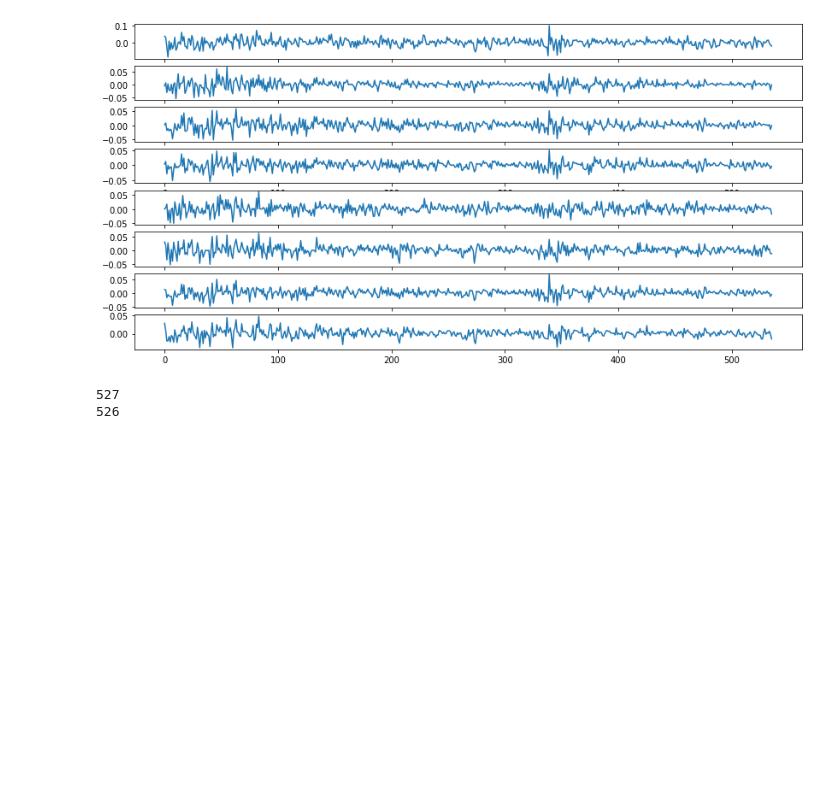
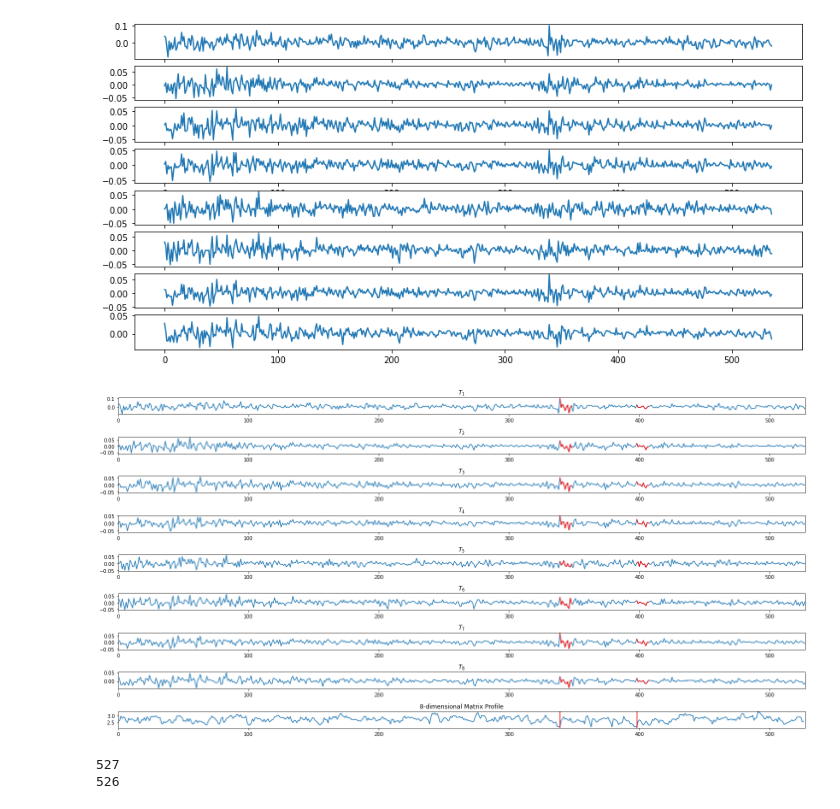
Before and after one commit to adriencances/TimeSeriesProject, a Jupyter notebook: mstamp/Untitled.ipynb, the cells around one changed output. Cells and saved outputs as stored; diff of their text form; code cells hidden in the pictures; blank space fills up the shorter version.

Commit message:
add test representation of mat profil

```diff
--- a/mstamp/Untitled.ipynb
+++ b/mstamp/Untitled.ipynb
@@ -31,6 +31,33 @@ for i in range(8):
 plt.show()
 # %% [output]
 [figure]
+# %%
+def plot_motifs(matrix_profile, data, sub_len, dimensionality=None):
+    motif_at = matrix_profile[dimensionality - 1, :].argsort()[:2]
+
+    plt.figure(figsize=(20, 10))
+    for i in range(data.shape[1]):
+        plt.subplot(data.shape[1] + 1, 1, i + 1)
+        plt.plot(data.T[i, :])
+        plt.title('$T_{}$'.format(i + 1))
+        for m in motif_at:
+            plt.plot(range(m, m + sub_len), data.T[i, :][m:m + sub_len], c='r')
+        plt.xlim((0, matrix_profile.shape[1]))
+
+    plt.subplot(data.shape[1] + 1, 1, data.shape[1] + 1)
+    plt.title('{}-dimensional Matrix Profile'.format(dimensionality))
+    plt.plot(matrix_profile[dimensionality - 1, :])
+    for m in motif_at:
+        plt.axvline(m, c='r')
+    plt.xlim((0, matrix_profile.shape[1]))
+    plt.tight_layout()
+# %%
+# plot the matrix profil for one dimension
+
+mat_pro_approx, pro_idx_approx = mstamp(multivariate_time_series.T, 10, return_dimension=False)
+plot_motifs(mat_pro_approx, multivariate_time_series, 10, 8)
+# %% [output]
+[figure, added]
 # %%
 def RMSE(matprof_1, matprof_2):
     return np.sum(np.mean(np.square(matprof_1 - matprof_2)))
```
Also changed, not shown: parts of 2 cells of this notebook.
